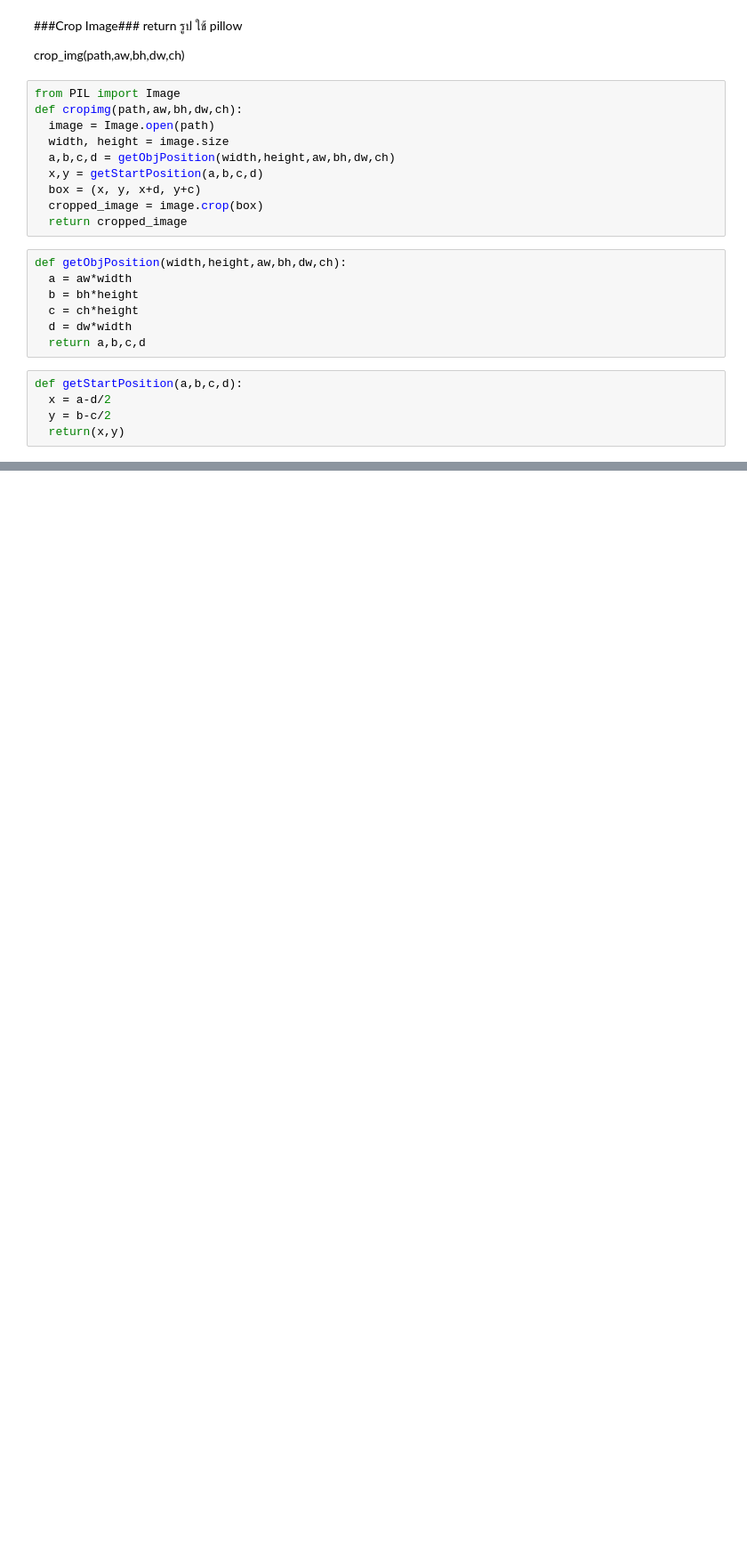
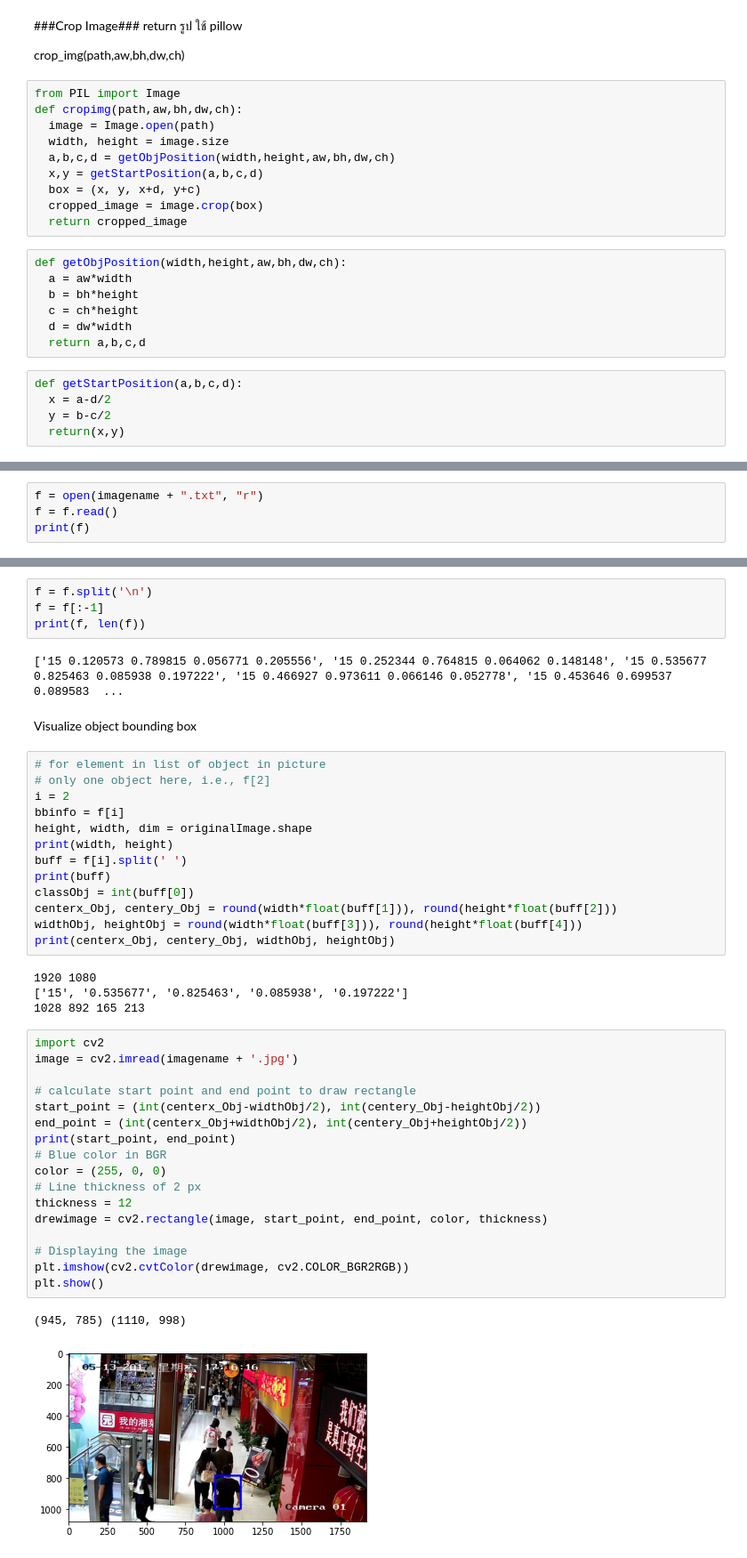
Before and after one commit to Champjiwrd/CE63-21-ObjectDetection, a Jupyter notebook: Color_distinguish.ipynb, the cells around one changed output, grey strips where cells are left out. Shown at 89% size. Drawn from its saved outputs; the diff is of its cells as text; blank space fills up the shorter version.

```diff
--- a/Color_distinguish.ipynb
+++ b/Color_distinguish.ipynb
@@ -92,0 +106,4 @@ img = cropimg("yourname-02m22s.png",0.458137, 0.594340, 0.194575, 0.446541)
+# %%
+f = open(imagename + ".txt", "r")
+f = f.read()
+print(f)
@@ -92,0 +123,45 @@ img = cropimg("yourname-02m22s.png",0.458137, 0.594340, 0.194575, 0.446541)
+# %%
+f = f.split('\n')
+f = f[:-1]
+print(f, len(f))
+# %% [output]
+['15 0.120573 0.789815 0.056771 0.205556', '15 0.252344 0.764815 0.064062 0.148148', '15 0.535677 0.825463 0.085938 0.197222', '15 0.466927 0.973611 0.066146 0.052778', '15 0.453646 0.699537 0.089583  ...
+# %% [markdown]
+Visualize object bounding box
+# %%
+# for element in list of object in picture
+# only one object here, i.e., f[2]
+i = 2
+bbinfo = f[i]
+height, width, dim = originalImage.shape
+print(width, height)
+buff = f[i].split(' ')
+print(buff)
+classObj = int(buff[0])
+centerx_Obj, centery_Obj = round(width*float(buff[1])), round(height*float(buff[2]))
+widthObj, heightObj = round(width*float(buff[3])), round(height*float(buff[4]))
+print(centerx_Obj, centery_Obj, widthObj, heightObj)
+# %% [output]
+1920 1080
+['15', '0.535677', '0.825463', '0.085938', '0.197222']
+1028 892 165 213
+# %%
+import cv2
+image = cv2.imread(imagename + '.jpg')
+
+# calculate start point and end point to draw rectangle
+start_point = (int(centerx_Obj-widthObj/2), int(centery_Obj-heightObj/2))
+end_point = (int(centerx_Obj+widthObj/2), int(centery_Obj+heightObj/2))
+print(start_point, end_point)
+# Blue color in BGR
+color = (255, 0, 0)
+# Line thickness of 2 px
+thickness = 12
+drewimage = cv2.rectangle(image, start_point, end_point, color, thickness)
+
+# Displaying the image
+plt.imshow(cv2.cvtColor(drewimage, cv2.COLOR_BGR2RGB))
+plt.show()
+# %% [output]
+(945, 785) (1110, 998)
+[figure, added]
```
Also changed, not shown: parts of 9 cells of this notebook.
